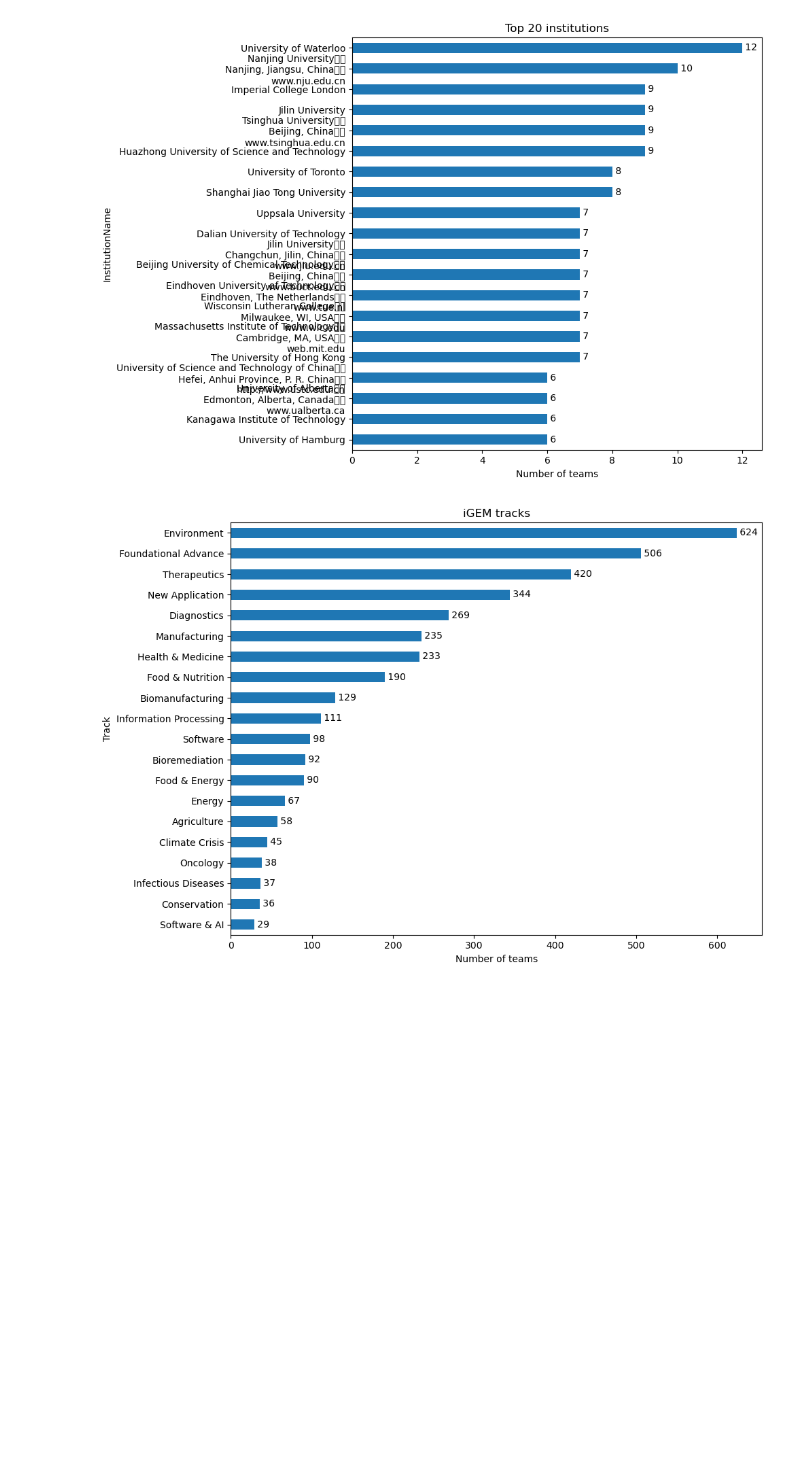
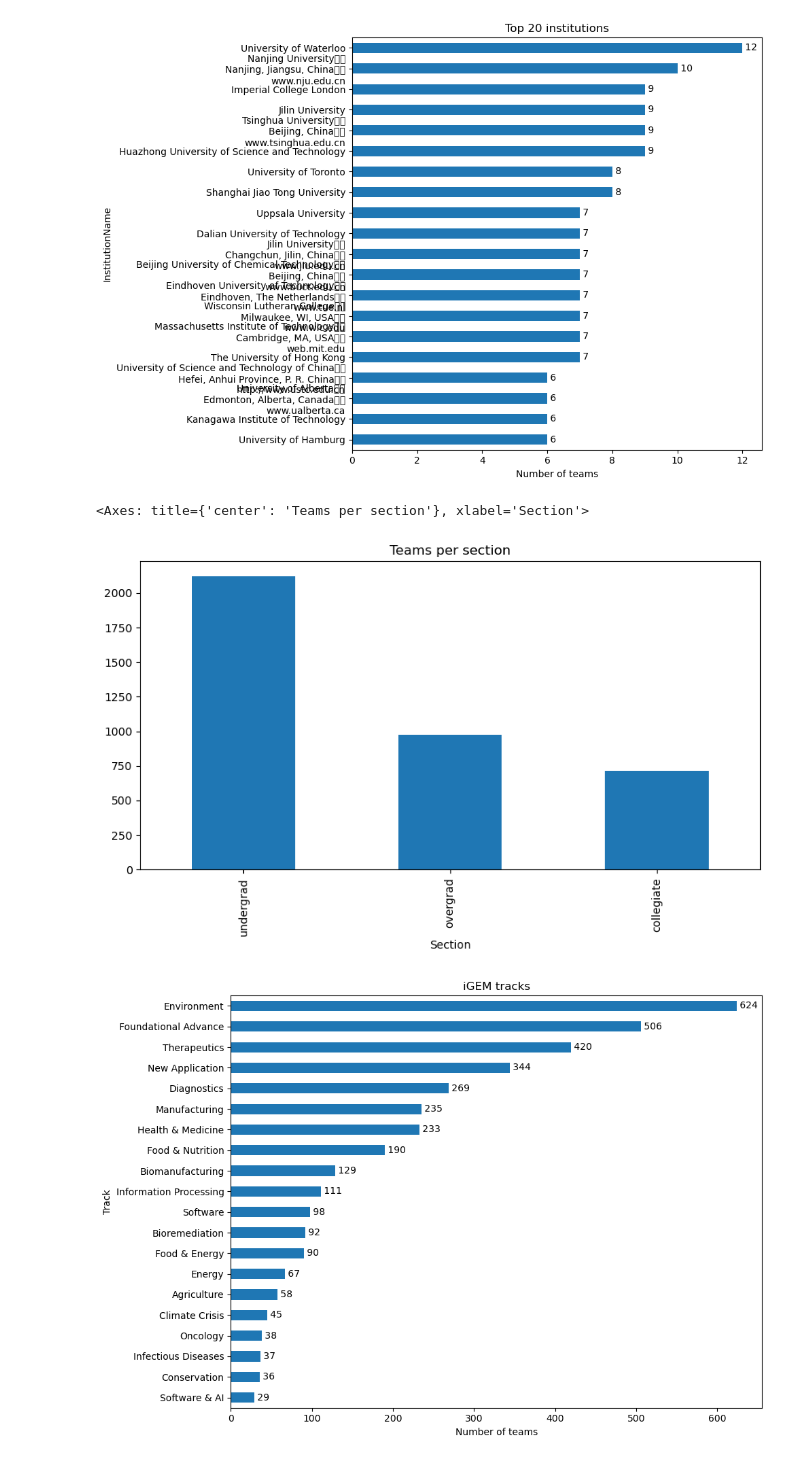
Before and after one commit to cristianmejia00/igem-synbio, a Jupyter notebook: 00-IGEM_teams_dataset/read_igem_data.ipynb, the cells around one changed output. Saved outputs shown, nothing was run; the diff lists cells and outputs as text; code cells hidden in the pictures; blank space fills up the shorter version.

```diff
--- a/00-IGEM_teams_dataset/read_igem_data.ipynb
+++ b/00-IGEM_teams_dataset/read_igem_data.ipynb
@@ -167,6 +162,11 @@ plt.tight_layout()
 plt.show()
 # %% [output]
 [figure]
+# %%
+df.Section.value_counts().plot(kind='bar', figsize=(10, 5), title='Teams per section')
+# %% [output]
+<Axes: title={'center': 'Teams per section'}, xlabel='Section'>
+[figure, added]
 # %%
 # Tracks
 top_tracks = df['Track'].value_counts().head(20)
```
Also changed, not shown: parts of 1 cell of this notebook, 11 other files.
